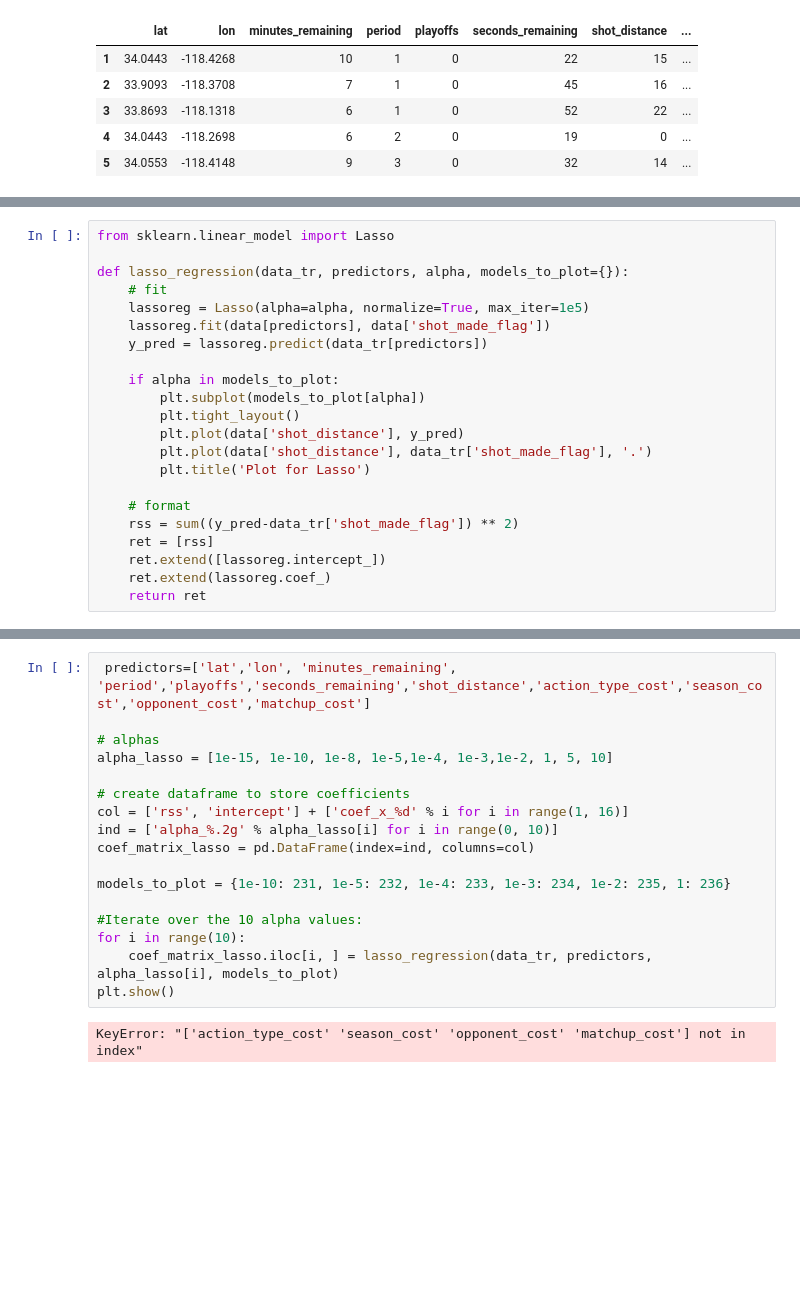
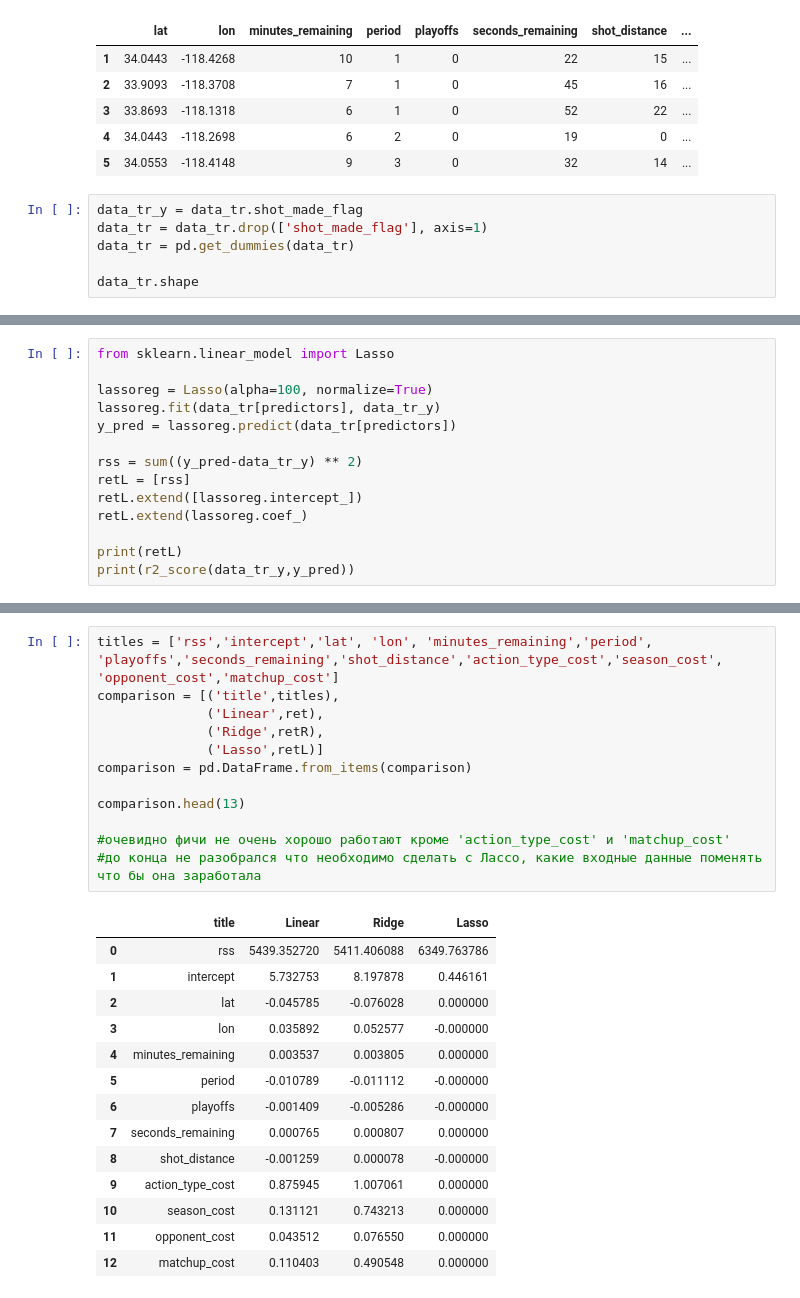
Before and after one commit to levprltsk/Python-Netology-HWs, a Jupyter notebook: HW_2.ipynb, the cells around one changed output, grey strips where cells are left out. Saved outputs shown, nothing was run; the diff lists cells and outputs as text; blank space fills up the shorter version.

```diff
--- a/HW_2.ipynb
+++ b/HW_2.ipynb
@@ -202,3 +218,9 @@ data_tr.head(5)
 | 3 | 33.8693 | -118.1318 | 6 | 1 | 0 | 52 | 22 | ... |
 | 4 | 34.0443 | -118.2698 | 6 | 2 | 0 | 19 | 0 | ... |
 | 5 | 34.0553 | -118.4148 | 9 | 3 | 0 | 32 | 14 | ... |
+# %%
+data_tr_y = data_tr.shot_made_flag
+data_tr = data_tr.drop(['shot_made_flag'], axis=1)
+data_tr = pd.get_dummies(data_tr)
+
+data_tr.shape
@@ -301,22 +266,14 @@ coef_matrix_ridge
 # %%
 from sklearn.linear_model import Lasso
 
-def lasso_regression(data_tr, predictors, alpha, models_to_plot={}):
-    # fit
-    lassoreg = Lasso(alpha=alpha, normalize=True, max_iter=1e5)
-    lassoreg.fit(data[predictors], data['shot_made_flag'])
-    y_pred = lassoreg.predict(data_tr[predictors])
+lassoreg = Lasso(alpha=100, normalize=True)
+lassoreg.fit(data_tr[predictors], data_tr_y)
+y_pred = lassoreg.predict(data_tr[predictors])
 
-    if alpha in models_to_plot:
-        plt.subplot(models_to_plot[alpha])
-        plt.tight_layout()
-        plt.plot(data['shot_distance'], y_pred)
-        plt.plot(data['shot_distance'], data_tr['shot_made_flag'], '.')
-        plt.title('Plot for Lasso')
+rss = sum((y_pred-data_tr_y) ** 2)
+retL = [rss]
+retL.extend([lassoreg.intercept_])
+retL.extend(lassoreg.coef_)
 
-    # format
-    rss = sum((y_pred-data_tr['shot_made_flag']) ** 2)
-    ret = [rss]
-    ret.extend([lassoreg.intercept_])
-    ret.extend(lassoreg.coef_)
-    return ret
+print(retL)
+print(r2_score(data_tr_y,y_pred))
@@ -323,19 +283,27 @@ def lasso_regression(data_tr, predictors, alpha, models_to_plot={}):
-# %%
- predictors=['lat','lon', 'minutes_remaining', 'period','playoffs','seconds_remaining','shot_distance','action_type_cost','season_cost','opponent_cost','matchup_cost']
-
-# alphas
-alpha_lasso = [1e-15, 1e-10, 1e-8, 1e-5,1e-4, 1e-3,1e-2, 1, 5, 10]
-
-# create dataframe to store coefficients
-col = ['rss', 'intercept'] + ['coef_x_%d' % i for i in range(1, 16)]
-ind = ['alpha_%.2g' % alpha_lasso[i] for i in range(0, 10)]
-coef_matrix_lasso = pd.DataFrame(index=ind, columns=col)
-
-models_to_plot = {1e-10: 231, 1e-5: 232, 1e-4: 233, 1e-3: 234, 1e-2: 235, 1: 236}
-
-#Iterate over the 10 alpha values:
-for i in range(10):
-    coef_matrix_lasso.iloc[i, ] = lasso_regression(data_tr, predictors, alpha_lasso[i], models_to_plot)
-plt.show()
-# %% [output]
-KeyError: "['action_type_cost' 'season_cost' 'opponent_cost' 'matchup_cost'] not in index"
+# %%
+titles = ['rss','intercept','lat', 'lon', 'minutes_remaining','period', 'playoffs','seconds_remaining','shot_distance','action_type_cost','season_cost', 'opponent_cost','matchup_cost']
+comparison = [('title',titles),
+              ('Linear',ret),
+              ('Ridge',retR),
+              ('Lasso',retL)]
+comparison = pd.DataFrame.from_items(comparison)
+
+comparison.head(13)
+
+#очевидно фичи не очень хорошо работают кроме 'action_type_cost' и 'matchup_cost'
+#до конца не разобрался что необходимо сделать с Лассо, какие входные данные поменять что бы она заработала
+# %% [output]
+|  | title | Linear | Ridge | Lasso |
+| 0 | rss | 5439.352720 | 5411.406088 | 6349.763786 |
+| 1 | intercept | 5.732753 | 8.197878 | 0.446161 |
+| 2 | lat | -0.045785 | -0.076028 | 0.000000 |
+| 3 | lon | 0.035892 | 0.052577 | -0.000000 |
+| 4 | minutes_remaining | 0.003537 | 0.003805 | 0.000000 |
+| 5 | period | -0.010789 | -0.011112 | -0.000000 |
+| 6 | playoffs | -0.001409 | -0.005286 | -0.000000 |
+| 7 | seconds_remaining | 0.000765 | 0.000807 | 0.000000 |
+| 8 | shot_distance | -0.001259 | 0.000078 | -0.000000 |
+| 9 | action_type_cost | 0.875945 | 1.007061 | 0.000000 |
+| 10 | season_cost | 0.131121 | 0.743213 | 0.000000 |
+| 11 | opponent_cost | 0.043512 | 0.076550 | 0.000000 |
+| 12 | matchup_cost | 0.110403 | 0.490548 | 0.000000 |
```
Also changed, not shown: parts of 11 cells of this notebook.
